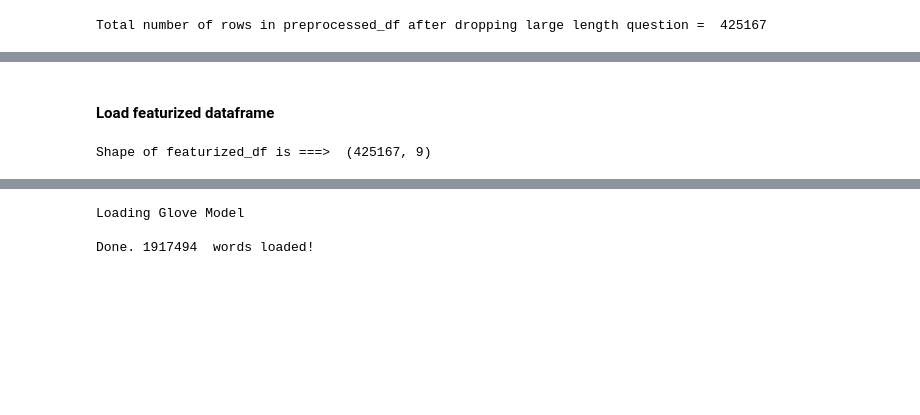
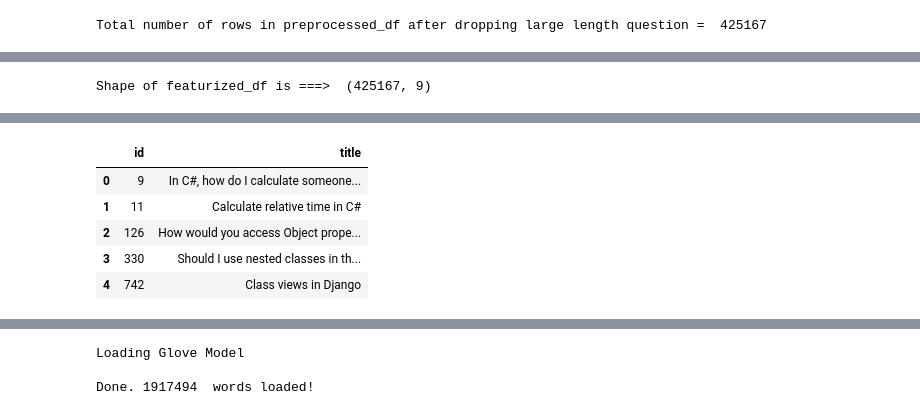
Before and after one commit to sumittagadiya/Stack-overflow-semantic-search-engine, a Jupyter notebook: Preprocessing_sc1.ipynb, the cells around one changed output, grey strips where cells are left out. Drawn from its saved outputs; the diff is of its cells as text; code cells hidden in the pictures; blank space fills up the shorter version.

```diff
--- a/Preprocessing_sc1.ipynb
+++ b/Preprocessing_sc1.ipynb
@@ -389,3 +396 @@ preprocessed_df.to_csv('/content/drive/My Drive/self_case_study1/data/featurized
-# %% [markdown]
-#### Load featurized dataframe
 # %%
@@ -401,3 +406,14 @@ featurized_df.head(3)
 | 0 | 9 | c# calculate someone age based da... | given type representing person bi... | following approach extract time p... | 4502 | c#|.net|datetime | ... |
 | 1 | 11 | calculate relative time c# | given specific value display rela... | easy way java class seems rather ... | 2327 | c#|datetime|time|datediff|relativ... | ... |
 | 2 | 742 | class views django | django view points function probl... | created used generic view classes... | 73 | python|django|views|oop | ... |
+# %%
+# create dataframe of original title and id
+title_df = df[['id','title']]
+title_df.head()
+# %% [output]
+|  | id | title |
+| 0 | 9 | In C#, how do I calculate someone... |
+| 1 | 11 | Calculate relative time in C# |
+| 2 | 126 | How would you access Object prope... |
+| 3 | 330 | Should I use nested classes in th... |
+| 4 | 742 | Class views in Django |
```
Also changed, not shown: parts of 95 cells of this notebook.
